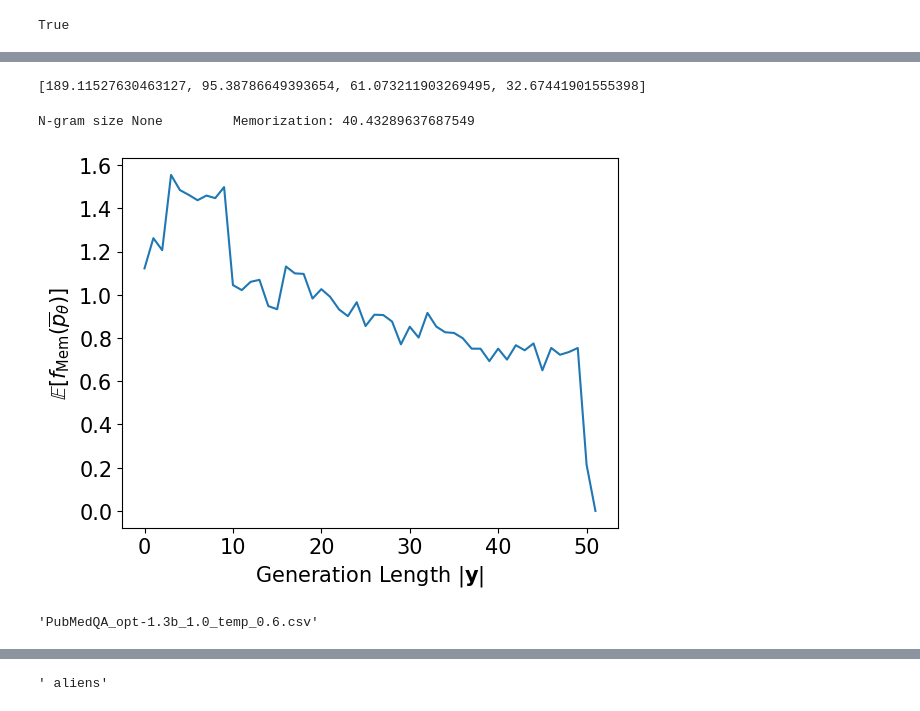
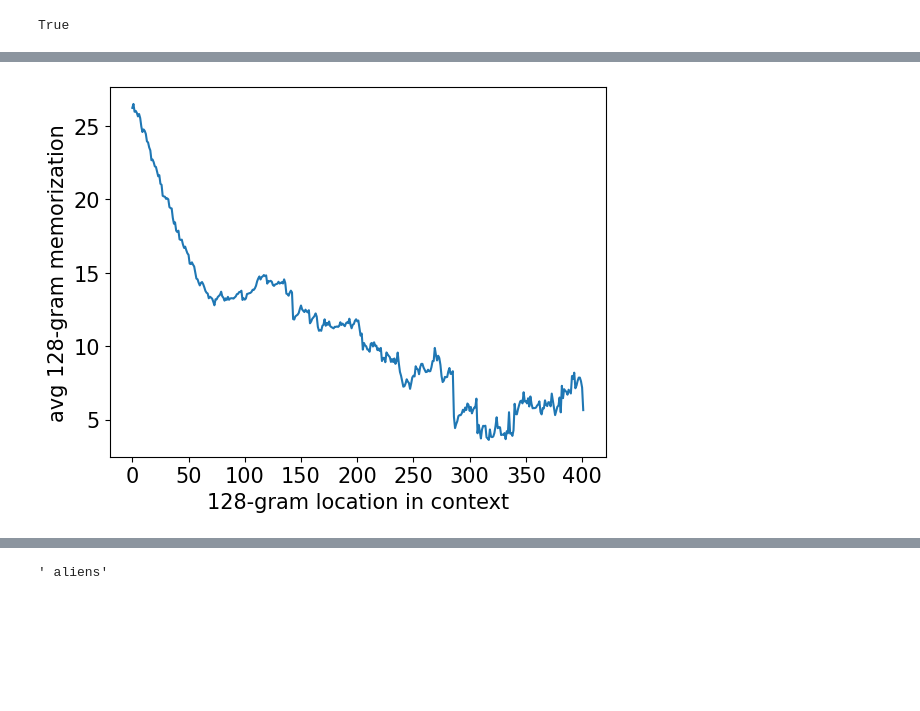
Before and after one commit to james-flemings/context_influence, a Jupyter notebook: experiments.ipynb, the cells around one changed output, grey strips where cells are left out. Saved outputs shown, nothing was run; the diff lists cells and outputs as text; code cells hidden in the pictures; blank space fills up the shorter version.

```diff
--- a/experiments.ipynb
+++ b/experiments.ipynb
@@ -318,7 +318,7 @@ def partition_n_gram(data, tokenizer, dataset_name, n):
     n_grams = []
     N = length - n + 1
     if N < 0:
-        return [template_empty_input(data, dataset_name)]
+        return [template_empty_input(data, dataset_name)], n_grams
     for i in range(N):
         removed_n_gram = document_ids[:i] + document_ids[i+n:]
         n_grams.append(document_ids[i:i+n])
@@ -387,11 +387,12 @@ model_name = "facebook/opt-1.3b"
 revision="step1000"
 # %%
 os.makedirs(dir_name, exist_ok=True)
-lambds = [1.0]
+lambds = [1.25]
 #model_names = ["facebook/opt-6.7b"]
 #m_names = ["opt-6.7b"]
 #for model_name, m_name in zip(model_names, m_names):
-for temp in [0.4, 0.6, 1.0]:
+temp=0.8
+for lambd in lambds:
     tokenizer = AutoTokenizer.from_pretrained(model_name,
                                           padding_side="left",
                                           use_fast=True,
@@ -418,7 +419,7 @@ for temp in [0.4, 0.6, 1.0]:
 
     for lambd in lambds:
         #file_name = f'{dataset_name}_{m_name}_{lambd}_context{max_input_length}.csv'
-        file_name = f'{dataset_name}_{m_name}_{lambd}_temp_{temp}.csv'
+        file_name = f'{dataset_name}_{m_name}_{lambd}.csv'
         dp_predictions, dp_loss = decode_experiment(test_set, model, tokenizer, lambd=lambd, temperature=temp, dataset_name=dataset_name, min_length=10)
         df = pd.DataFrame({'generations': dp_predictions, 'privacy_loss': dp_loss})
         df.to_csv(os.path.join(dir_name, file_name))
@@ -431,8 +432,8 @@ for idx, data in tqdm(enumerate(test_set), total=len(test_set)):
     references.append(data['summary'])
 evaluator = Evaluator()
 # %%
-lambd=1.0
-file_name = f'{dataset_name}_{m_name}_{lambd}_temp_{1.0}.csv'
+lambd=2.0
+file_name = f'{dataset_name}_{m_name}_{lambd}.csv'
 df = pd.read_csv(os.path.join(dir_name, file_name))
 doc_priv_loss = df['privacy_loss']
 predictions = df['generations']
@@ -531,31 +536,17 @@ PubMedQA_opt-1.3b_1.0.csv
-# %%
-mean_vals
-# %% [output]
-[189.11527630463127, 95.38786649393654, 61.073211903269495, 32.67441901555398]
-# %%
-mem_vals = np.zeros([len(vals),len(max(vals,key = lambda x: len(x)))])
-mem_vals[:] = np.nan
-for i,j in enumerate(vals):
-    mem_vals[i, 0:len(j)] = j
-print(f"N-gram size {n_gram_size}\t Memorization: {np.nanmean(np.nansum(mem_vals, axis=1))}")
-# %% [output]
-N-gram size None         Memorization: 40.43289637687549
 # %%
 import matplotlib.pyplot as plt
 
+end = 600
+
 mean_vals = np.nanmean(mem_vals, axis=0)
-plt.plot(np.arange(0, len(mean_vals)), mean_vals)
-plt.xlabel("Generation Length $|\mathbf{y}|$", fontsize=15)
-plt.ylabel(r'$\mathbb{E}[f_{\text{Mem}}(\overline{p}_{\theta})]$', fontsize=15)
+plt.plot(np.arange(0, end), mean_vals[:end])
+plt.xlabel("128-gram location in context", fontsize=15)
+plt.ylabel(r'avg 128-gram memorization', fontsize=15)
 plt.xticks(fontsize=15)
 plt.yticks(fontsize=15)
-plt.savefig("gen_len_analysis.pdf", bbox_inches="tight")
+plt.savefig("n_gram_loc_analysis.pdf", bbox_inches="tight")
 # %% [output]
-[figure, old version]
+[figure, new version]
-# %%
-file_name
-# %% [output]
-'PubMedQA_opt-1.3b_1.0_temp_0.6.csv'
 # %%
 result_dict = evaluator.evaluate(predictions, references, documents)
 # %% [output]
```
Also changed, not shown: parts of 3 cells of this notebook, 6 other files.
